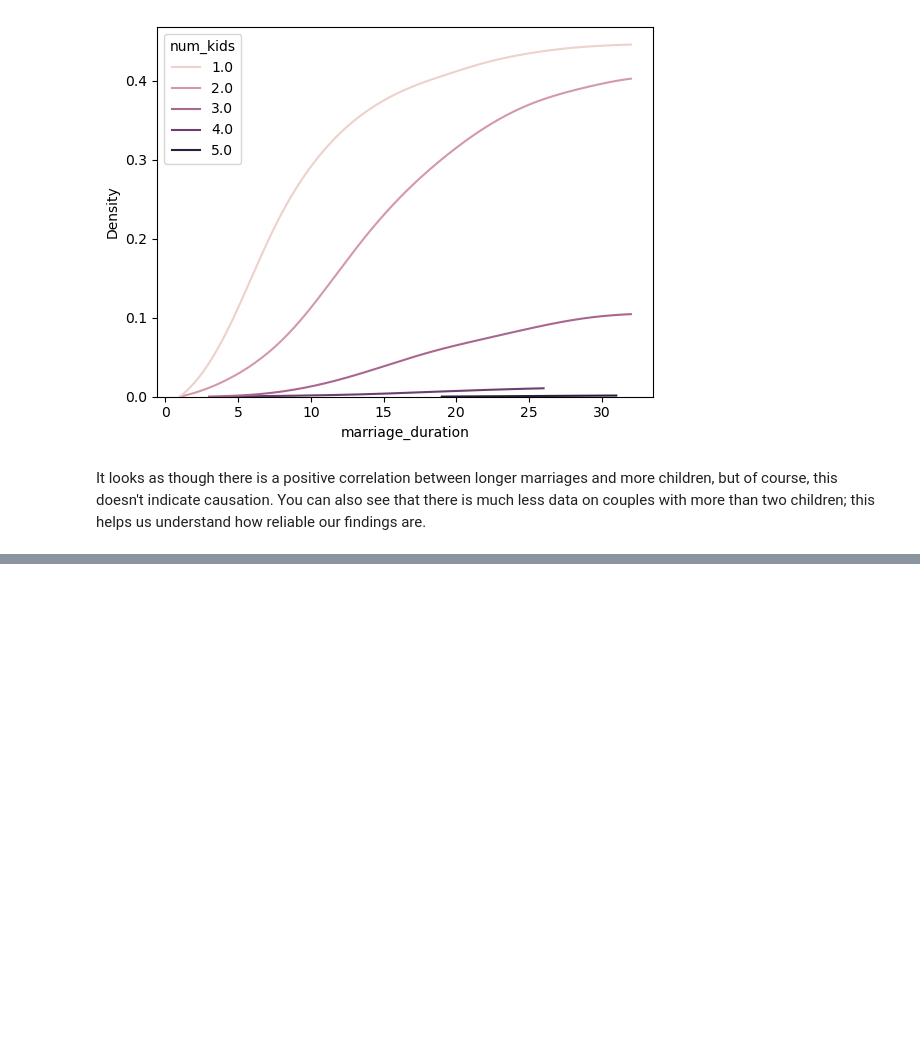
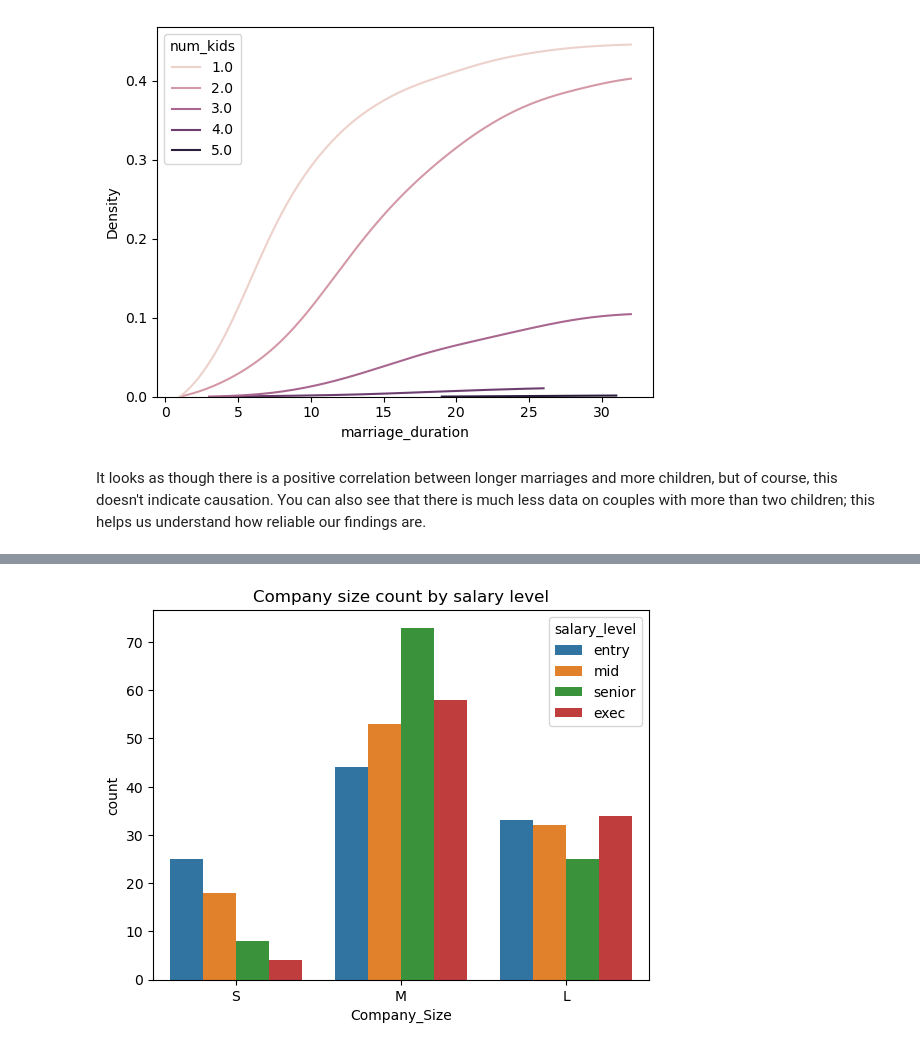
Before and after one commit to aziscript/Python-for-data-analysis, a Jupyter notebook: EDAinPython.ipynb, the cells around one changed output, grey strips where cells are left out. Saved outputs shown, nothing was run; the diff lists cells and outputs as text; code cells hidden in the pictures; blank space fills up the shorter version.

```diff
--- a/EDAinPython.ipynb
+++ b/EDAinPython.ipynb
@@ -1179,0 +1498,12 @@ It looks as though there is a positive correlation between longer marriages and
+# %%
+# Find the 25th percentile
+twenty_fifth = salaries["Salary_USD"].quantile(0.25)
+
+# Save the median (50th percentile)
+salaries_median = salaries["Salary_USD"].quantile(0.50)
+
+# Gather the 75th percentile
+seventy_fifth = salaries["Salary_USD"].quantile(0.75)
+
+# Print all three values
+print(twenty_fifth, salaries_median, seventy_fifth)
@@ -1179,0 +1519,12 @@ It looks as though there is a positive correlation between longer marriages and
+# %%
+# Create salary labels
+salary_labels = ["entry", "mid", "senior", "exec"]
+# %%
+# Create the salary ranges list
+salary_ranges = [0, twenty_fifth, salaries_median, seventy_fifth, salaries["Salary_USD"].max()]
+# %%
+# Use pd.cut to split the "Salary_USD" column into the defined ranges and assign labels
+
+salaries["salary_level"] = pd.cut(salaries["Salary_USD"],
+                                  bins=salary_ranges,  # The salary range boundaries
+                                  labels=salary_labels)  # The labels for each salary range
@@ -1179,0 +1545,11 @@ It looks as though there is a positive correlation between longer marriages and
+# %%
+# Plot the count of salary levels at companies of different sizes
+sns.countplot(data=salaries, x="Company_Size", hue="salary_level")
+
+# Add Title
+plt.title("Company size count by salary level")
+
+# Show the plot
+plt.show()
+# %% [output]
+[figure, added]
```
Also changed, not shown: parts of 40 cells of this notebook, 4 other files.
